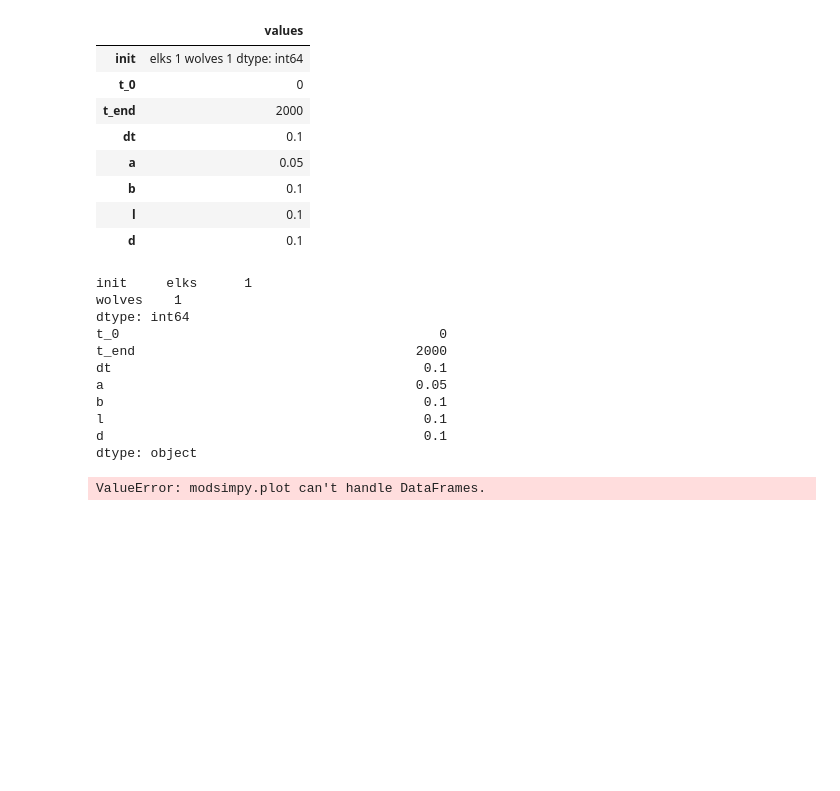
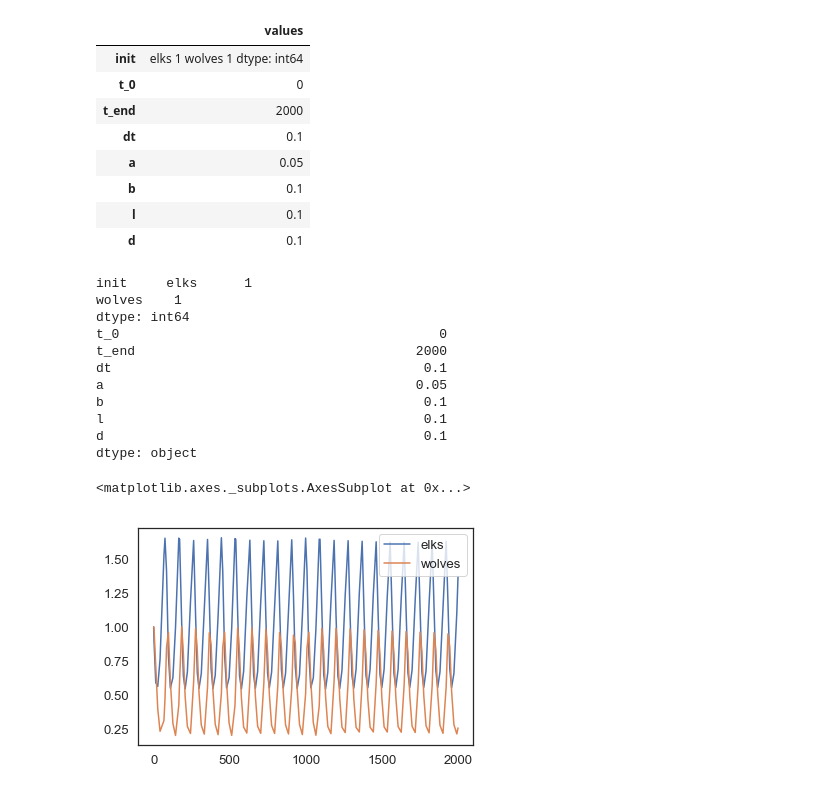
Before and after one commit to mpatil99/ModSimPy, a Jupyter notebook: code/Whelk.ipynb, the cells around one changed output. Saved outputs shown, nothing was run; the diff lists cells and outputs as text; code cells hidden in the pictures; blank space fills up the shorter version.

```diff
--- a/code/Whelk.ipynb
+++ b/code/Whelk.ipynb
@@ -90,21 +90,22 @@ system
 # %%
 system = make_system(1, 1,.1, .05,.1, .1, .1)
 print(system)
 results,details = run_ode_solver(system, slope_func)
 details
-plot(results)
+results.plot()
 # %% [output]
 init     elks      1
 wolves    1
 dtype: int64
 t_0                                         0
 t_end                                    2000
 dt                                        0.1
 a                                        0.05
 b                                         0.1
 l                                         0.1
 d                                         0.1
 dtype: object
-ValueError: modsimpy.plot can't handle DataFrames.
+<matplotlib.axes._subplots.AxesSubplot at 0x...>
+[figure, added]
 # %%
 %psource linrange
```
